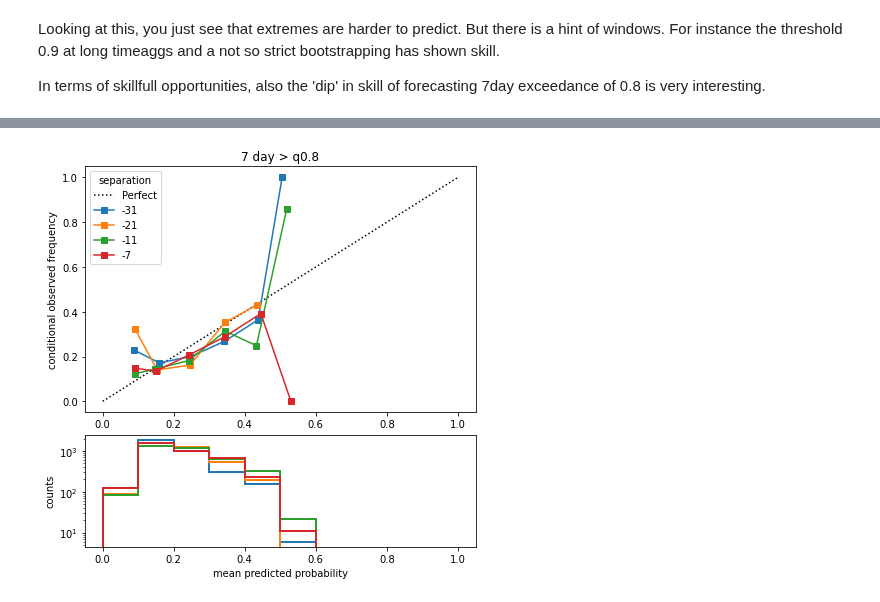
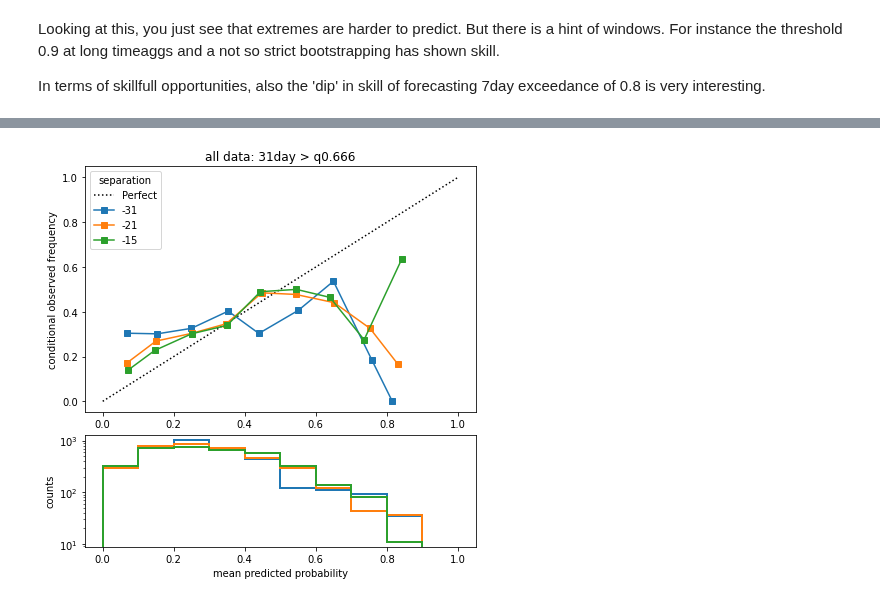
Before and after one commit to chiemvs/Weave, a Jupyter notebook: notebooks/Classifier_skills.ipynb, the cells around one changed output, grey strips where cells are left out. Cells and saved outputs as stored; diff of their text form; code cells hidden in the pictures.

```diff
--- a/notebooks/Classifier_skills.ipynb
+++ b/notebooks/Classifier_skills.ipynb
@@ -153,19 +123,9 @@ In terms of skillfull opportunities, also the 'dip' in skill of forecasting 7day
 # %%
-Y_path = '/scistor/ivm/jsn295/clusterpar3_roll_spearman_varalpha/response.multiagg.trended.parquet'
-X_path = '/scistor/ivm/jsn295/clusterpar3_roll_spearman_varalpha/precursor.multiagg.parquet'
-separations = [-31,-21,-11,-7]
-y = pd.read_parquet(Y_path).loc[:,(slice(None),7,slice(None))].iloc[:,0] # Only summer
-X = pd.read_parquet(X_path).loc[y.index, (slice(None),slice(None),slice(None),separations,slice(None),'spatcov')].dropna(axis = 0, how = 'any')
+Y_path = '/scistor/ivm/jsn295/clusters_cv_spearmanpar_varalpha_strict/response.multiagg.detrended.parquet'
+X_path = '/scistor/ivm/jsn295/clusters_cv_spearmanpar_varalpha_strict/precursor.multiagg.parquet'
+separations = [-31,-21,-15]
+y = pd.read_parquet(Y_path).loc[:,(slice(None),31,slice(None))].iloc[:,0] # Only summer
+X = pd.read_parquet(X_path).loc[y.index, (slice(None),slice(None),slice(None),slice(None),separations,slice(None),'spatcov')].dropna(axis = 0, how = 'any')
+map_foldindex_to_groupedorder(X, n_folds = 5)
 y = y.reindex(X.index)
-y = pd.Series(detrend(y), index = y.index, name = y.name) # Also here you see that detrending improves Random forest performance a bit
-y = y > y.quantile(0.8)
-
-results = []
-for separation in separations:
-    X_select = X.loc[:,(slice(None),slice(None),slice(None),separation)]
-    m = RandomForestClassifier(max_depth = 5, min_samples_split = 20, n_jobs = 20, max_features = 0.15, n_estimators = 1500)
-    preds = fit_predict(m, X_select, y, n_folds = 5, split_on_year = True)
-    preds.index = preds.index.droplevel('fold')
-    preds = preds.to_frame()
-    preds.columns = pd.Index([separation], name = 'separation')
-    results.append(preds)
+y = y > y.quantile(0.666)
@@ -190,6 +132,21 @@ fold 4, kwargs: dict_keys(['X_train', 'y_train', 'X_val', 'y_val']), args: (Rand
+# %%
+results = []
+for separation in separations:
+    X_select = X.loc[:,(slice(None),slice(None),slice(None),slice(None),separation)]
+    m = RandomForestClassifier(max_depth = 7, min_samples_split = 40, n_jobs = 20, max_features = 35, n_estimators = 1500)
+    preds = fit_predict(m, X_select, y, n_folds = 5, split_on_year = True)
+    #preds.index = preds.index.droplevel('fold')
+    preds = preds.to_frame()
+    preds.columns = pd.Index([separation], name = 'separation')
+    results.append(preds)
+# %%
+allfolds = pd.concat(results, axis = 1)
+no4 = allfolds.loc[([0,1,2,3],),:]
+allfolds.index = allfolds.index.droplevel('fold')
+no4.index = no4.index.droplevel('fold')
 # %%
-fig, axes = reliability_plot(y_true=y, y_probs = pd.concat(results,axis = 1))
-axes[0].set_title('7 day > q0.8')
+fig, axes = reliability_plot(y_true=y, y_probs = allfolds)
+axes[0].set_title('all data: 31day > q0.666')
 plt.show()
 # %% [output]
-[figure, old version]
+[figure, new version]
```
Also changed, not shown: parts of 22 cells of this notebook, 6 other files.
